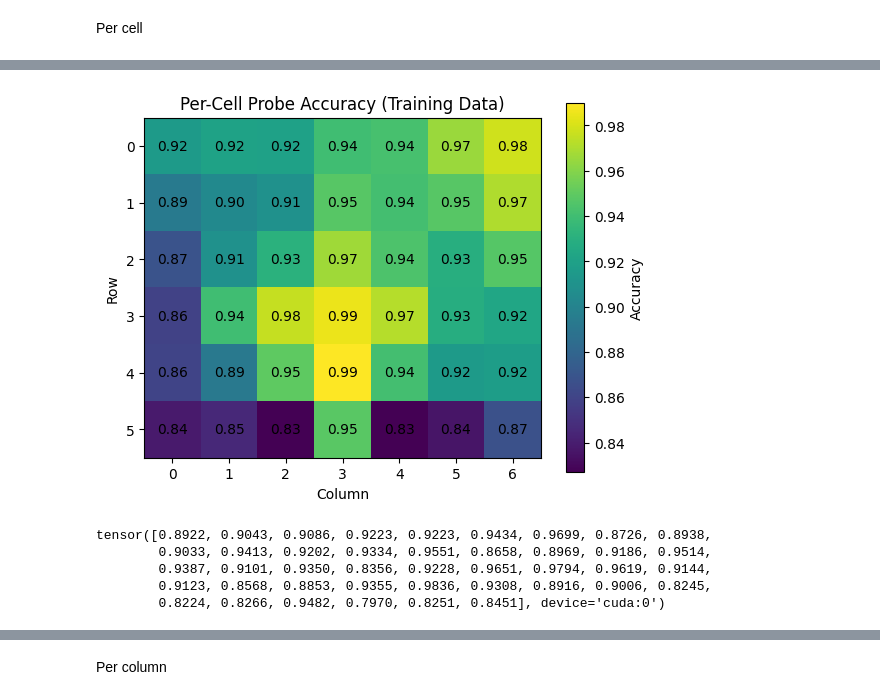
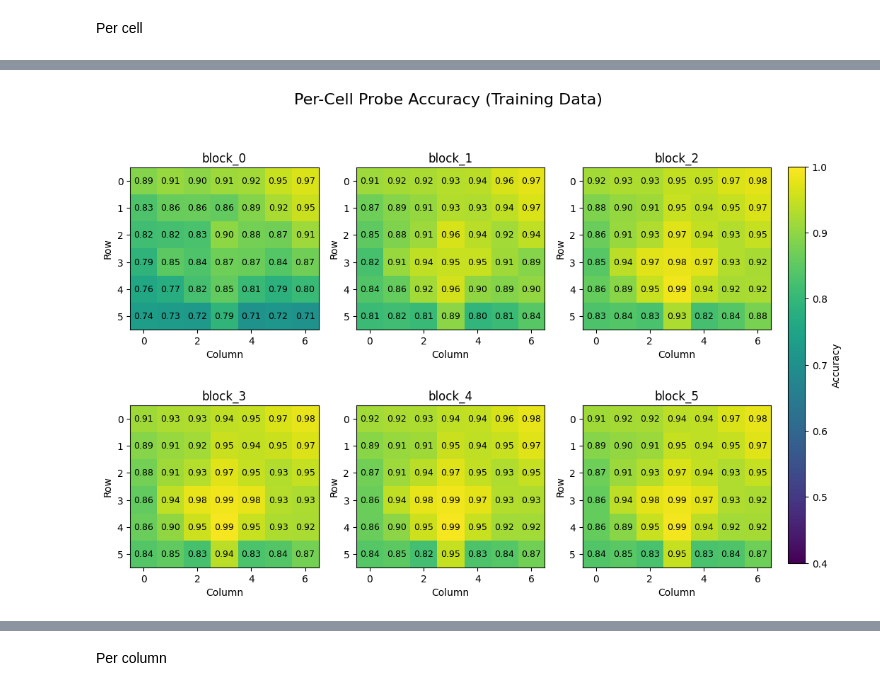
Before and after one commit to stanely1/Connect-Four-GPT, a Jupyter notebook: test_model_full.ipynb, the cells around one changed output, grey strips where cells are left out. Saved outputs shown, nothing was run; the diff lists cells and outputs as text; code cells hidden in the pictures.

```diff
--- a/test_model_full.ipynb
+++ b/test_model_full.ipynb
@@ -280,5 +289,5 @@ def train_probe(X, Y, num_cls):
 # %% [markdown]
 Predict value of each cell
 # %%
-cell_probe, cell_train_loader = train_probe(train_X, train_Y_cell, num_cls=3)
+cell_probe_results = train_probe(train_X, train_Y_cell, val_X, val_Y_cell, num_cls=3)
 # %% [output]
@@ -346,20 +355,32 @@ Epoch 1023: 0.3906
 # %% [markdown]
 ### Test linear probes
 # %%
-def eval_probe(probe, loader, dim):
-    correct = torch.zeros(dim, device=DEVICE)
-    total = torch.zeros(dim, device=DEVICE)
+def eval_probe_results(probe_results, dim):
+    train_accuracies = {}
+    val_accuracies = {}
 
-    with torch.no_grad():
-        for x, y in loader:
-            x = x.to(DEVICE)
-            y = y.to(DEVICE)
+    for block in probe_results.keys():
+        probe, train_loader, val_loader = probe_results[block]
 
-            preds = probe(x)
-            pred_cls = preds.argmax(dim=-1)
-            matches = (pred_cls == y).float()
+        def eval_loader(loader):
+            correct = torch.zeros(dim, device=DEVICE)
+            total = torch.zeros(dim, device=DEVICE)
 
-            correct += matches.sum(dim=0)
-            total += torch.ones_like(matches).sum(dim=0)
+            with torch.no_grad():
+                for x, y in loader:
+                    x = x.to(DEVICE)
+                    y = y.to(DEVICE)
 
-    return correct / total
+                    preds = probe(x)
+                    pred_cls = preds.argmax(dim=-1)
+                    matches = (pred_cls == y).float()
+
+                    correct += matches.sum(dim=0)
+                    total += torch.ones_like(matches).sum(dim=0)
+
+            return correct / total
+
+        train_accuracies[block] = eval_loader(train_loader)
+        val_accuracies[block] = eval_loader(val_loader)
+
+    return train_accuracies, val_accuracies
@@ -394,5 +442,4 @@ def plot_heatmap(acc, w, h, title, xlabel, ylabel, disable_yticks=False, disable
 # %% [markdown]
 Per cell
 # %%
-train_acc_cell = eval_probe(cell_probe, cell_train_loader, dim=train_Y_cell.shape[-1])
-train_acc_cell
+train_acc_cell, val_acc_cell = eval_probe_results(cell_probe_results, dim=train_Y_cell.shape[-1])
@@ -405,14 +466,4 @@ tensor([0.9157, 0.9207, 0.9200, 0.9398, 0.9423, 0.9657, 0.9781, 0.8932, 0.9041,
 # %%
-plot_heatmap(train_acc_cell, w=7, h=6, title=f'Per-Cell Probe Accuracy (Training Data)', xlabel='Column', ylabel='Row')
+plot_heatmaps(train_acc_cell, w=7, h=6, title=f'Per-Cell Probe Accuracy (Training Data)', xlabel='Column', ylabel='Row')
 # %% [output]
-[figure, old version]
+[figure, new version]
-# %%
-cell_val_loader = get_data_loader(val_X, val_Y_cell)
-val_acc_cell = eval_probe(cell_probe, cell_val_loader, val_Y_cell.shape[-1])
-val_acc_cell
-# %% [output]
-tensor([0.8922, 0.9043, 0.9086, 0.9223, 0.9223, 0.9434, 0.9699, 0.8726, 0.8938,
-        0.9033, 0.9413, 0.9202, 0.9334, 0.9551, 0.8658, 0.8969, 0.9186, 0.9514,
-        0.9387, 0.9101, 0.9350, 0.8356, 0.9228, 0.9651, 0.9794, 0.9619, 0.9144,
-        0.9123, 0.8568, 0.8853, 0.9355, 0.9836, 0.9308, 0.8916, 0.9006, 0.8245,
-        0.8224, 0.8266, 0.9482, 0.7970, 0.8251, 0.8451], device='cuda:0')
```
Also changed, not shown: parts of 26 cells of this notebook, 30 other files.
